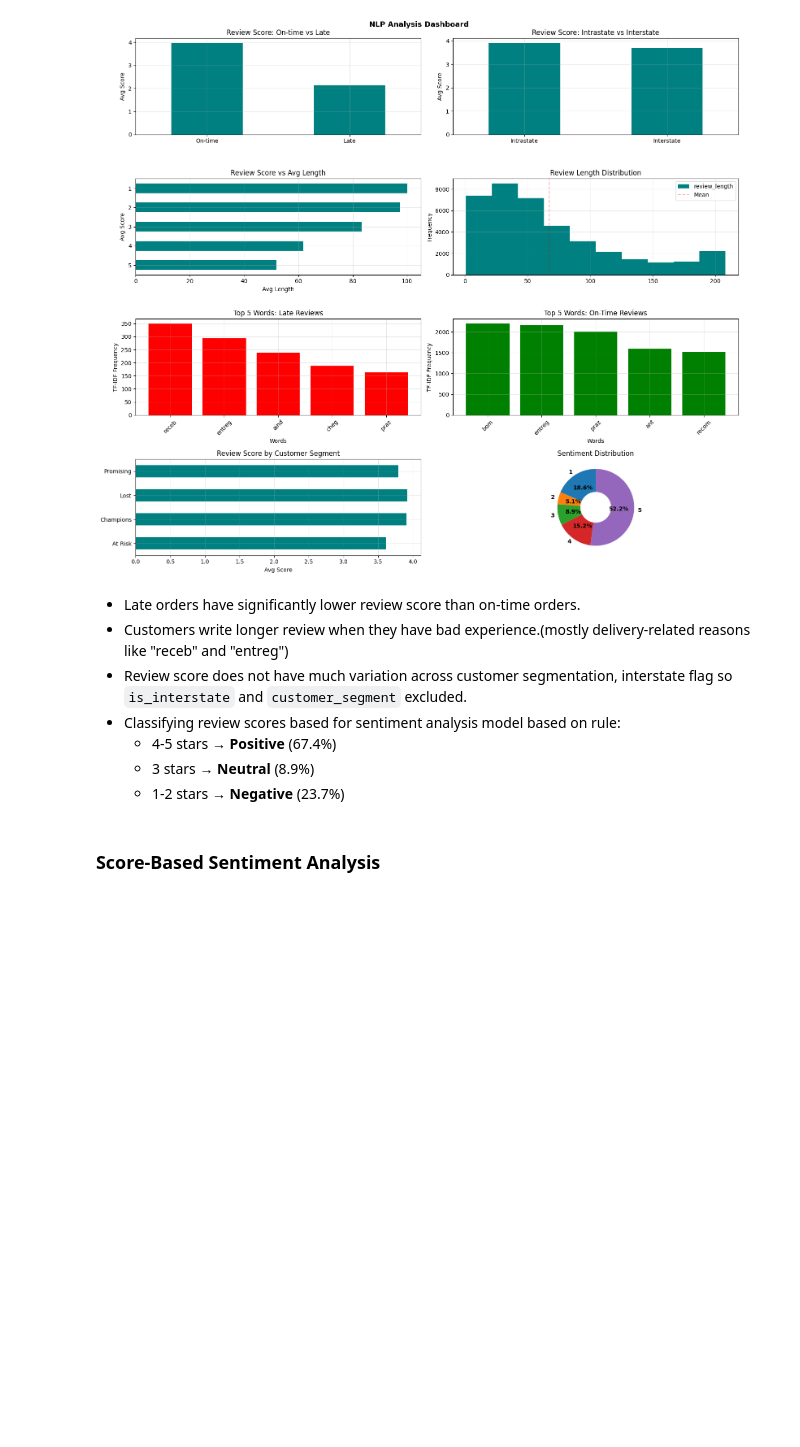
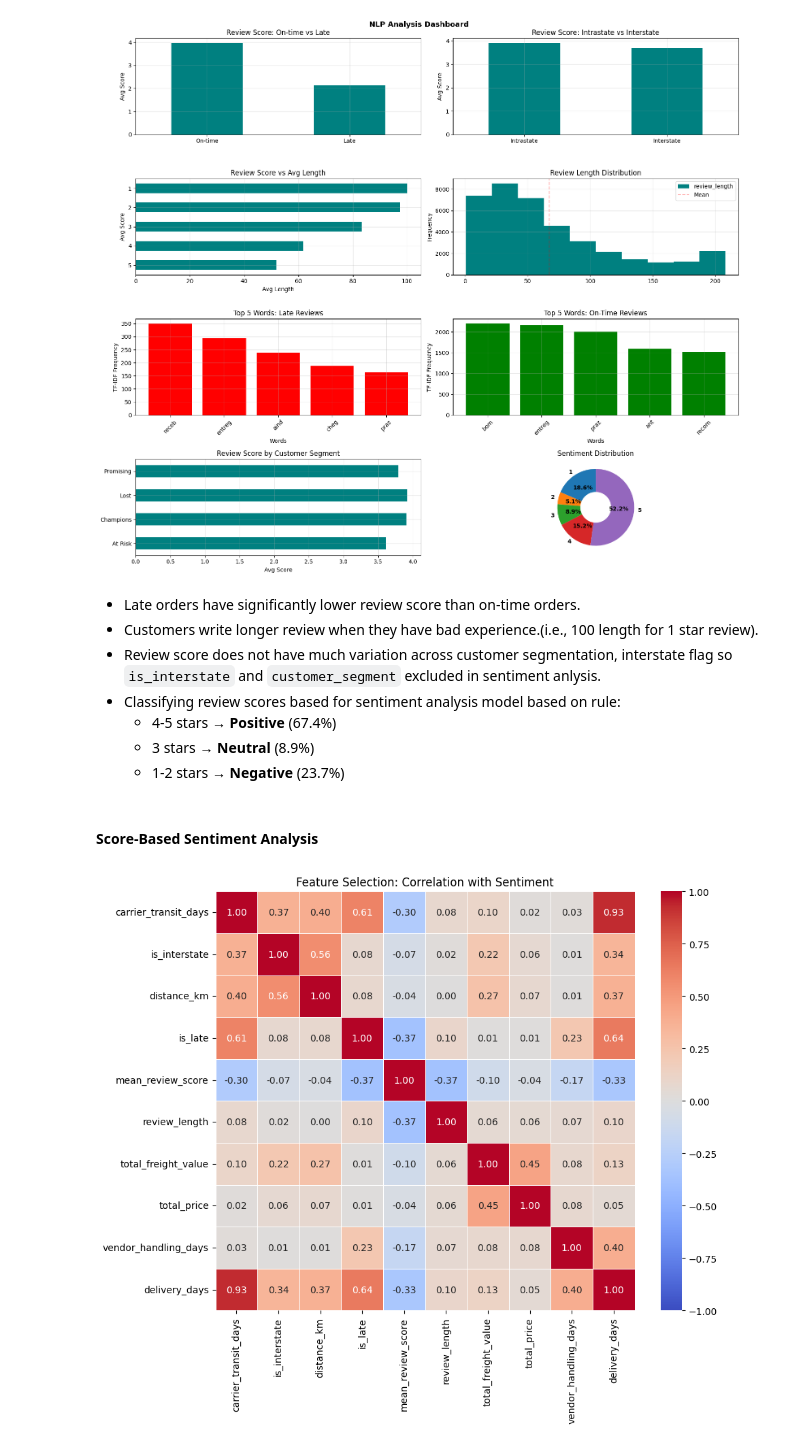
Before and after one commit to aguchhait-stack/olist-supply-chain-analytics, a Jupyter notebook: notebook.ipynb, the cells around one changed output. Saved outputs shown, nothing was run; the diff lists cells and outputs as text; code cells hidden in the pictures; blank space fills up the shorter version.

```diff
--- a/notebook.ipynb
+++ b/notebook.ipynb
@@ -788,11 +818,22 @@ plt.show()
 [figure]
 # %% [markdown]
 - Late orders have significantly lower review score than on-time orders.
-- Customers write longer review when they have bad experience.(mostly delivery-related reasons like "receb" and "entreg")
-- Review score does not have much variation across customer segmentation, interstate flag so `is_interstate` and `customer_segment` excluded.
+- Customers write longer review when they have bad experience.(i.e., 100 length for 1 star review).
+- Review score does not have much variation across customer segmentation, interstate flag so `is_interstate` and `customer_segment` excluded in sentiment anlysis.
 - Classifying review scores based for sentiment analysis model based on rule:
   - 4-5 stars → **Positive** (67.4%)
   - 3 stars → **Neutral** (8.9%)
   - 1-2 stars → **Negative** (23.7%)
 # %% [markdown]
-### Score-Based Sentiment Analysis
+#### Score-Based Sentiment Analysis
+# %%
+plt.figure(figsize=(10,8))
+sns.heatmap(nlp_df[['carrier_transit_days',
+ 'is_interstate','distance_km','is_late','mean_review_score','review_length',
+ 'total_freight_value','total_price','vendor_handling_days','delivery_days']].corr(),cmap='coolwarm',
+ square=True,annot=True, vmin=-1, vmax=1, linewidths=0.5, fmt = ".2f")
+plt.xticks(rotation=90)
+plt.title('Feature Selection: Correlation with Sentiment')
+plt.show()
+# %% [output]
+[figure, added]
```
Also changed, not shown: parts of 35 cells of this notebook, 12 other files.
